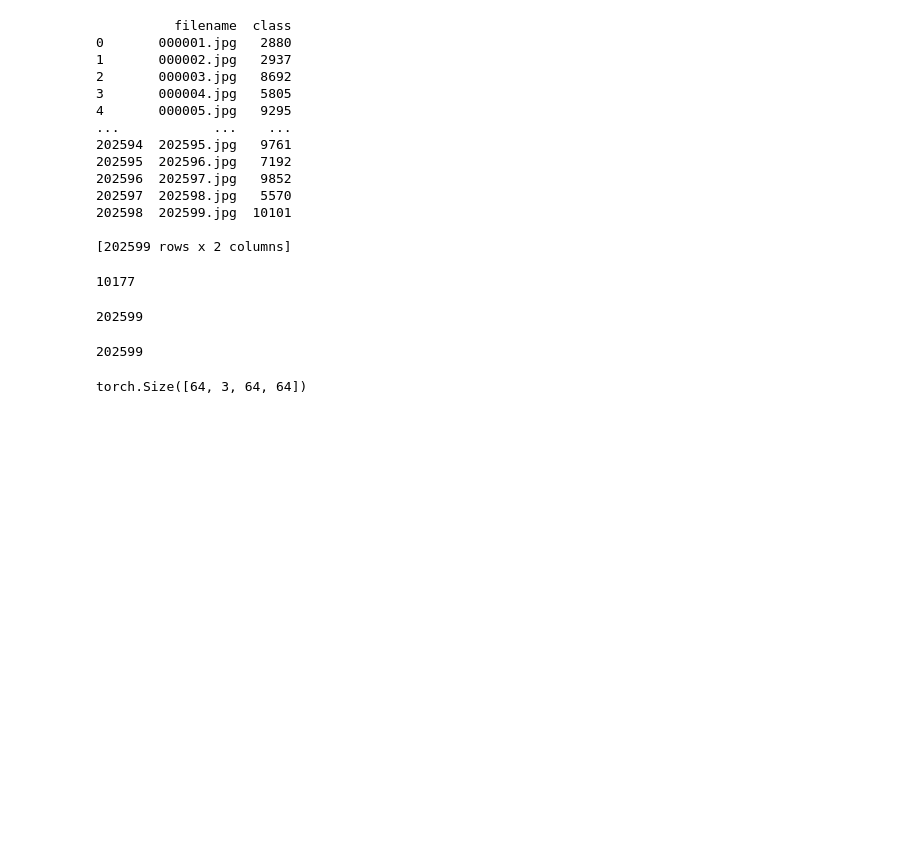
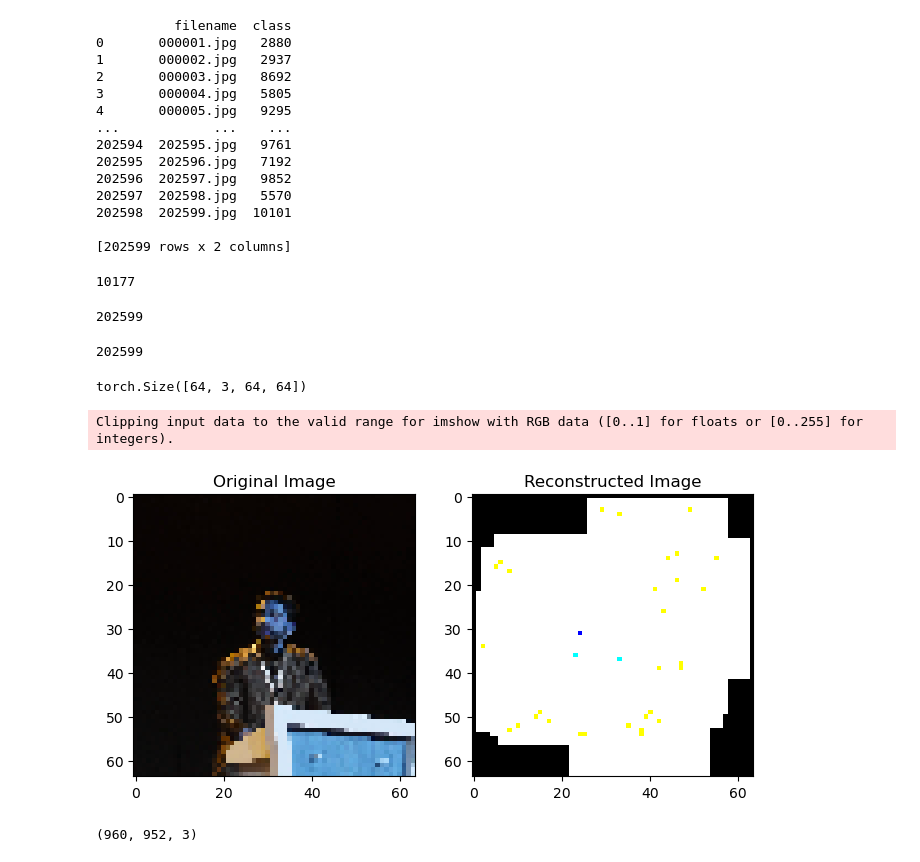
Before and after one commit to avideep/rissole, a Jupyter notebook: celeba_creation.ipynb, the cells around one changed output. Saved outputs shown, nothing was run; the diff lists cells and outputs as text; code cells hidden in the pictures; blank space fills up the shorter version.

```diff
--- a/celeba_creation.ipynb
+++ b/celeba_creation.ipynb
@@ -108,3 +108,73 @@ img, labels = next(iter(data_loader))
 img.shape
 # %% [output]
 torch.Size([64, 3, 64, 64])
+# %%
+import numpy as np
+import matplotlib.pyplot as plt
+import cv2
+import numpy as np
+import random
+
+def generate_blocks(img):
+    block_size = 32
+    num_blocks = 16
+
+    blocks = []
+    for i in range(num_blocks):
+        x = random.randint(0, img.shape[0] - block_size)
+        y = random.randint(0, img.shape[1] - block_size)
+        block = img[x:x+block_size, y:y+block_size, :]
+        blocks.append(block)
+
+    return blocks
+
+def rearrange_blocks(blocks, block_coords):
+    img = np.zeros((64,64,3))
+    for i, block in enumerate(blocks):
+        x, y = block_coords[i]
+        img[x:x+block.shape[0], y:y+block.shape[1], :] = block
+
+    return img
+
+def generate_and_rearrange(img):
+    blocks = generate_blocks(img)
+
+    block_coords = []
+    for block in blocks:
+        x = random.randint(0, img.shape[0] - block.shape[0])
+        y = random.randint(0, img.shape[1] - block.shape[1])
+        block_coords.append((x, y))
+
+    img_rearranged = rearrange_blocks(blocks, block_coords)
+
+    return img_rearranged
+
+# Example usage
+image_size = (64, 64)
+original_image = cv2.imread('/home/avideep/Pictures/test.jpg')
+original_image = cv2.resize(original_image, (64, 64))
+
+# Generate blocks
+# blocks, block_positions = generate_blocks(original_image)
+
+# Rearrange blocks to obtain the original image
+reconstructed_image = generate_and_rearrange(original_image)
+
+# Plotting the results
+fig, axes = plt.subplots(1, 2, figsize=(8, 4))
+axes[0].imshow(original_image, cmap='gray')
+axes[0].set_title('Original Image')
+
+axes[1].imshow(reconstructed_image, cmap='gray')
+axes[1].set_title('Reconstructed Image')
+
+plt.show()
+
+original_image = cv2.imread('/home/avideep/Pictures/test.jpg')
+# %% [output]
+Clipping input data to the valid range for imshow with RGB data ([0..1] for floats or [0..255] for integers).
+[figure, added]
+# %%
+original_image.shape
+# %% [output]
+(960, 952, 3)
```
Also changed, not shown: parts of 2 cells of this notebook, 1 other file.
